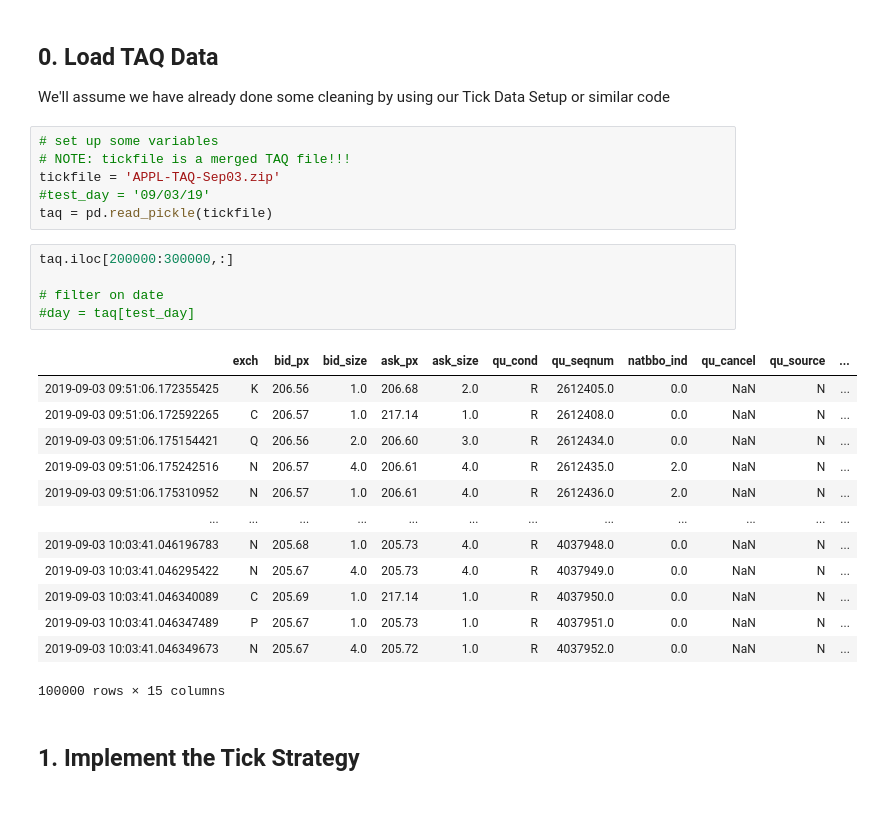
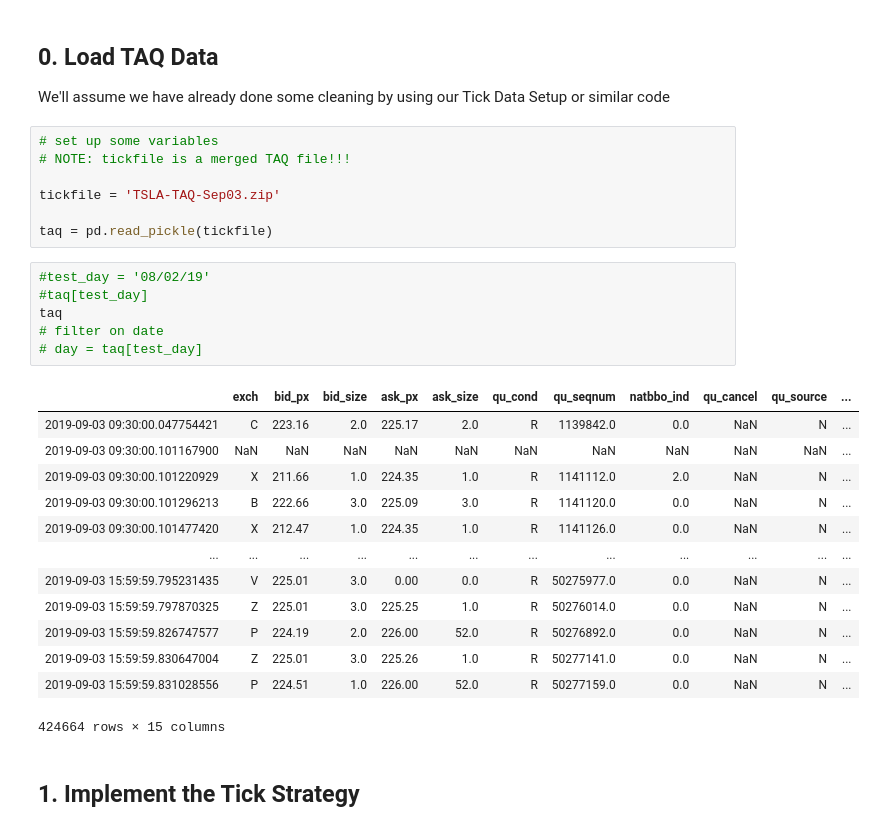
Before and after one commit to Zhehao97/AlgorithmicTrading_hw2, a Jupyter notebook: 2.Tick Strategy.ipynb, the cells around one changed output. Drawn from its saved outputs; the diff is of its cells as text.

```diff
--- a/2.Tick Strategy.ipynb
+++ b/2.Tick Strategy.ipynb
@@ -28,28 +28,30 @@ We'll assume we have already done some cleaning by using our Tick Data Setup or
 # %%
 # set up some variables
 # NOTE: tickfile is a merged TAQ file!!!
-tickfile = 'APPL-TAQ-Sep03.zip'
-#test_day = '09/03/19'
+
+tickfile = 'TSLA-TAQ-Sep03.zip'
+
 taq = pd.read_pickle(tickfile)
 # %%
-taq.iloc[200000:300000,:]
-
+#test_day = '08/02/19'
+#taq[test_day]
+taq
 # filter on date
-#day = taq[test_day]
+# day = taq[test_day]
 # %% [output]
 |  | exch | bid_px | bid_size | ask_px | ask_size | qu_cond | qu_seqnum | natbbo_ind | qu_cancel | qu_source | ... |
-| 2019-09-03 09:51:06.172355425 | K | 206.56 | 1.0 | 206.68 | 2.0 | R | 2612405.0 | 0.0 | NaN | N | ... |
-| 2019-09-03 09:51:06.172592265 | C | 206.57 | 1.0 | 217.14 | 1.0 | R | 2612408.0 | 0.0 | NaN | N | ... |
-| 2019-09-03 09:51:06.175154421 | Q | 206.56 | 2.0 | 206.60 | 3.0 | R | 2612434.0 | 0.0 | NaN | N | ... |
-| 2019-09-03 09:51:06.175242516 | N | 206.57 | 4.0 | 206.61 | 4.0 | R | 2612435.0 | 2.0 | NaN | N | ... |
-| 2019-09-03 09:51:06.175310952 | N | 206.57 | 1.0 | 206.61 | 4.0 | R | 2612436.0 | 2.0 | NaN | N | ... |
+| 2019-09-03 09:30:00.047754421 | C | 223.16 | 2.0 | 225.17 | 2.0 | R | 1139842.0 | 0.0 | NaN | N | ... |
+| 2019-09-03 09:30:00.101167900 | NaN | NaN | NaN | NaN | NaN | NaN | NaN | NaN | NaN | NaN | ... |
+| 2019-09-03 09:30:00.101220929 | X | 211.66 | 1.0 | 224.35 | 1.0 | R | 1141112.0 | 2.0 | NaN | N | ... |
+| 2019-09-03 09:30:00.101296213 | B | 222.66 | 3.0 | 225.09 | 3.0 | R | 1141120.0 | 0.0 | NaN | N | ... |
+| 2019-09-03 09:30:00.101477420 | X | 212.47 | 1.0 | 224.35 | 1.0 | R | 1141126.0 | 0.0 | NaN | N | ... |
 | ... | ... | ... | ... | ... | ... | ... | ... | ... | ... | ... | ... |
-| 2019-09-03 10:03:41.046196783 | N | 205.68 | 1.0 | 205.73 | 4.0 | R | 4037948.0 | 0.0 | NaN | N | ... |
-| 2019-09-03 10:03:41.046295422 | N | 205.67 | 4.0 | 205.73 | 4.0 | R | 4037949.0 | 0.0 | NaN | N | ... |
-| 2019-09-03 10:03:41.046340089 | C | 205.69 | 1.0 | 217.14 | 1.0 | R | 4037950.0 | 0.0 | NaN | N | ... |
-| 2019-09-03 10:03:41.046347489 | P | 205.67 | 1.0 | 205.73 | 1.0 | R | 4037951.0 | 0.0 | NaN | N | ... |
-| 2019-09-03 10:03:41.046349673 | N | 205.67 | 4.0 | 205.72 | 1.0 | R | 4037952.0 | 0.0 | NaN | N | ... |
+| 2019-09-03 15:59:59.795231435 | V | 225.01 | 3.0 | 0.00 | 0.0 | R | 50275977.0 | 0.0 | NaN | N | ... |
+| 2019-09-03 15:59:59.797870325 | Z | 225.01 | 3.0 | 225.25 | 1.0 | R | 50276014.0 | 0.0 | NaN | N | ... |
+| 2019-09-03 15:59:59.826747577 | P | 224.19 | 2.0 | 226.00 | 52.0 | R | 50276892.0 | 0.0 | NaN | N | ... |
+| 2019-09-03 15:59:59.830647004 | Z | 225.01 | 3.0 | 225.26 | 1.0 | R | 50277141.0 | 0.0 | NaN | N | ... |
+| 2019-09-03 15:59:59.831028556 | P | 224.51 | 1.0 | 226.00 | 52.0 | R | 50277159.0 | 0.0 | NaN | N | ... |
-100000 rows × 15 columns
+424664 rows × 15 columns
 # %% [markdown]
 ## 1. Implement the Tick Strategy
 # %%
```
Also changed, not shown: parts of 7 cells of this notebook, 1 other file.
